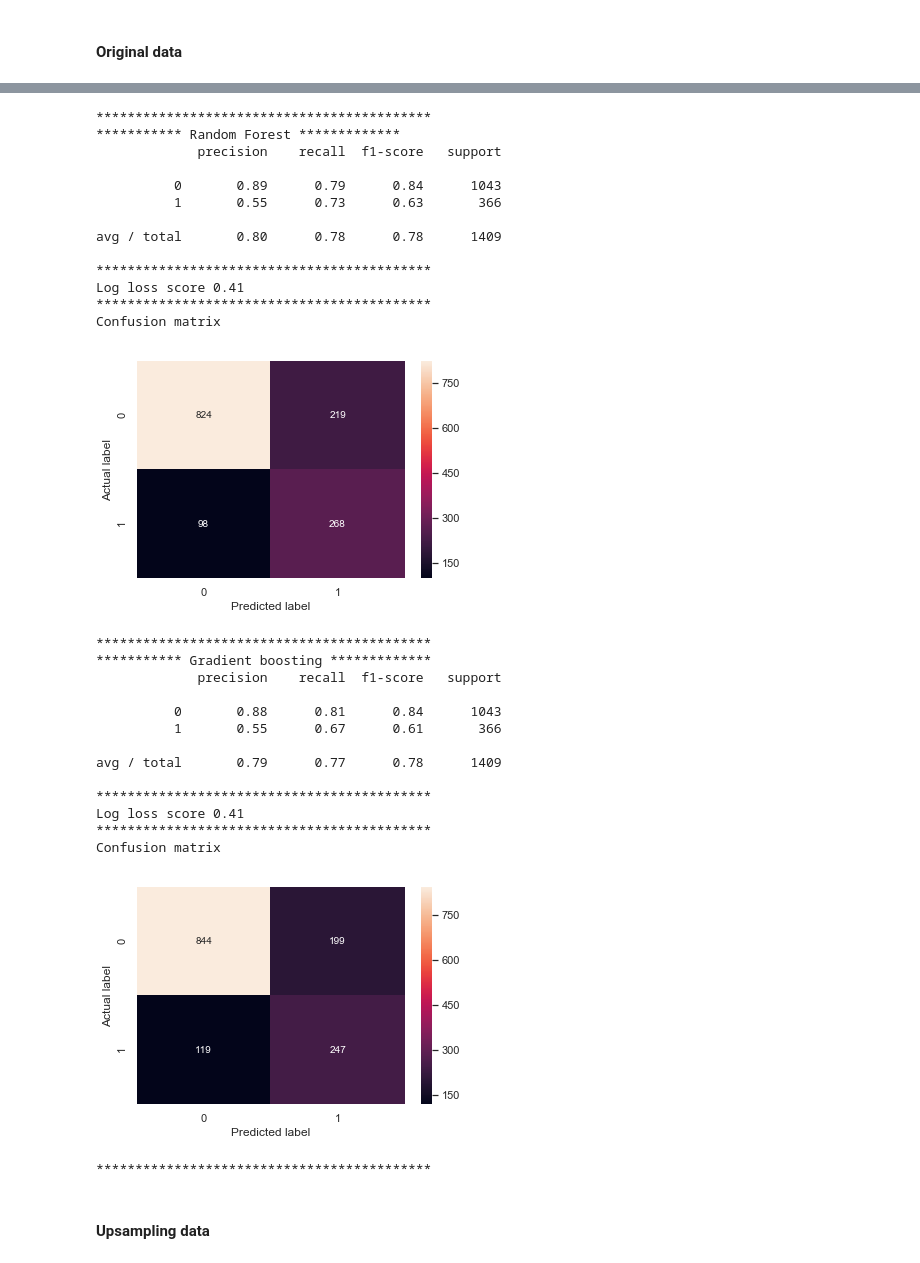
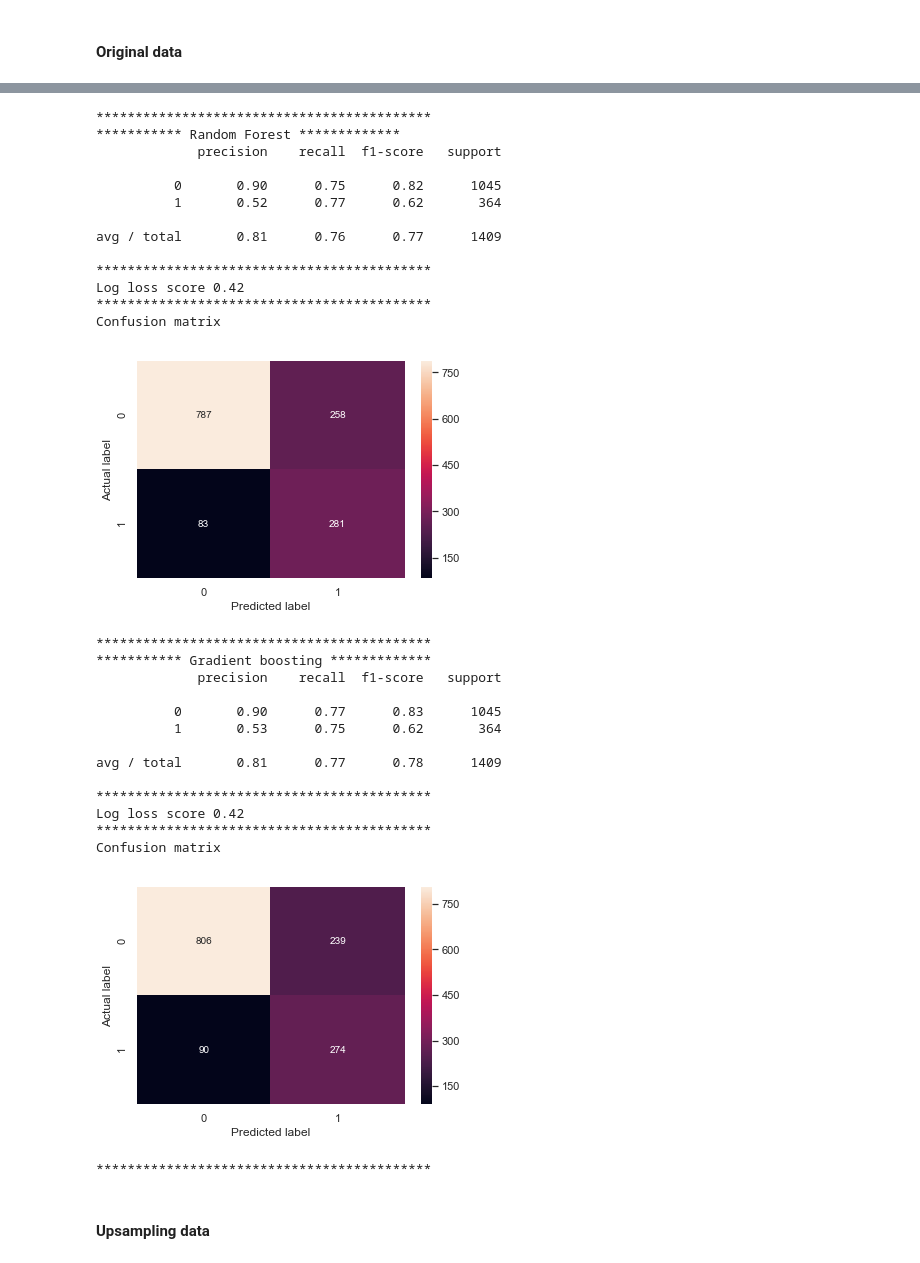
Before and after one commit to ShivaliPatel/Data-science-projects, a Jupyter notebook: Telco_customer_churn/Notebooks/Telecom Churn Prediction-v2.ipynb, the cells around one changed output, grey strips where cells are left out. Drawn from its saved outputs; the diff is of its cells as text; code cells hidden in the pictures.

```diff
--- a/Telco_customer_churn/Notebooks/Telecom Churn Prediction-v2.ipynb
+++ b/Telco_customer_churn/Notebooks/Telecom Churn Prediction-v2.ipynb
@@ -1227,16 +1225,17 @@ clsLR = LogisticRegression(random_state = random_state
                            , penalty = 'l2')
 
 clsRF = RandomForestClassifier(random_state = random_state
-                              ,max_depth = 10
+                              ,max_depth = 15
                               ,max_features = 'auto'
                               ,min_samples_leaf = 10
-                              ,n_estimators = 200 )
+                              ,n_estimators = 150 )
+
 
 clsGB = GradientBoostingClassifier(random_state = random_state
-                              , max_depth = 3
+                              , max_depth = 5
                               , n_estimators = 150
                               , learning_rate = 0.05
-                              , min_samples_leaf = 15
+                              , min_samples_leaf = 20
                               , min_samples_split = 0.1
                               , subsample = 0.7)
 
@@ -1407,9 +1405,9 @@ def Model_evaluation(models, clsModelsNm, x_train, y_train, x_test, y_test,  thr
 # %% [markdown]
 #### Original data
 # %%
-Logistic_threshold = 0.28
-Random_forest_threshold = 0.33
-Gradient_boosting_threshold = 0.35
+Logistic_threshold = 0.31
+Random_forest_threshold = 0.30
+Gradient_boosting_threshold = 0.30
 
 Model_evaluation(clsModels
                  , clsModelsNm
@@ -1437,31 +1435,31 @@ Confusion matrix
 *******************************************
 *********** Random Forest *************
              precision    recall  f1-score   support
 
-          0       0.89      0.79      0.84      1043
-          1       0.55      0.73      0.63       366
+          0       0.90      0.75      0.82      1045
+          1       0.52      0.77      0.62       364
 
-avg / total       0.80      0.78      0.78      1409
+avg / total       0.81      0.76      0.77      1409
 
 *******************************************
-Log loss score 0.41
+Log loss score 0.42
 *******************************************
 Confusion matrix
-[figure, old version]
+[figure, new version]
 *******************************************
 *********** Gradient boosting *************
              precision    recall  f1-score   support
 
-          0       0.88      0.81      0.84      1043
-          1       0.55      0.67      0.61       366
+          0       0.90      0.77      0.83      1045
+          1       0.53      0.75      0.62       364
 
-avg / total       0.79      0.77      0.78      1409
+avg / total       0.81      0.77      0.78      1409
 
 *******************************************
-Log loss score 0.41
+Log loss score 0.42
 *******************************************
 Confusion matrix
-[figure, old version]
+[figure, new version]
 *******************************************
 # %% [markdown]
 #### Upsampling data
```
Also changed, not shown: parts of 7 cells of this notebook.
